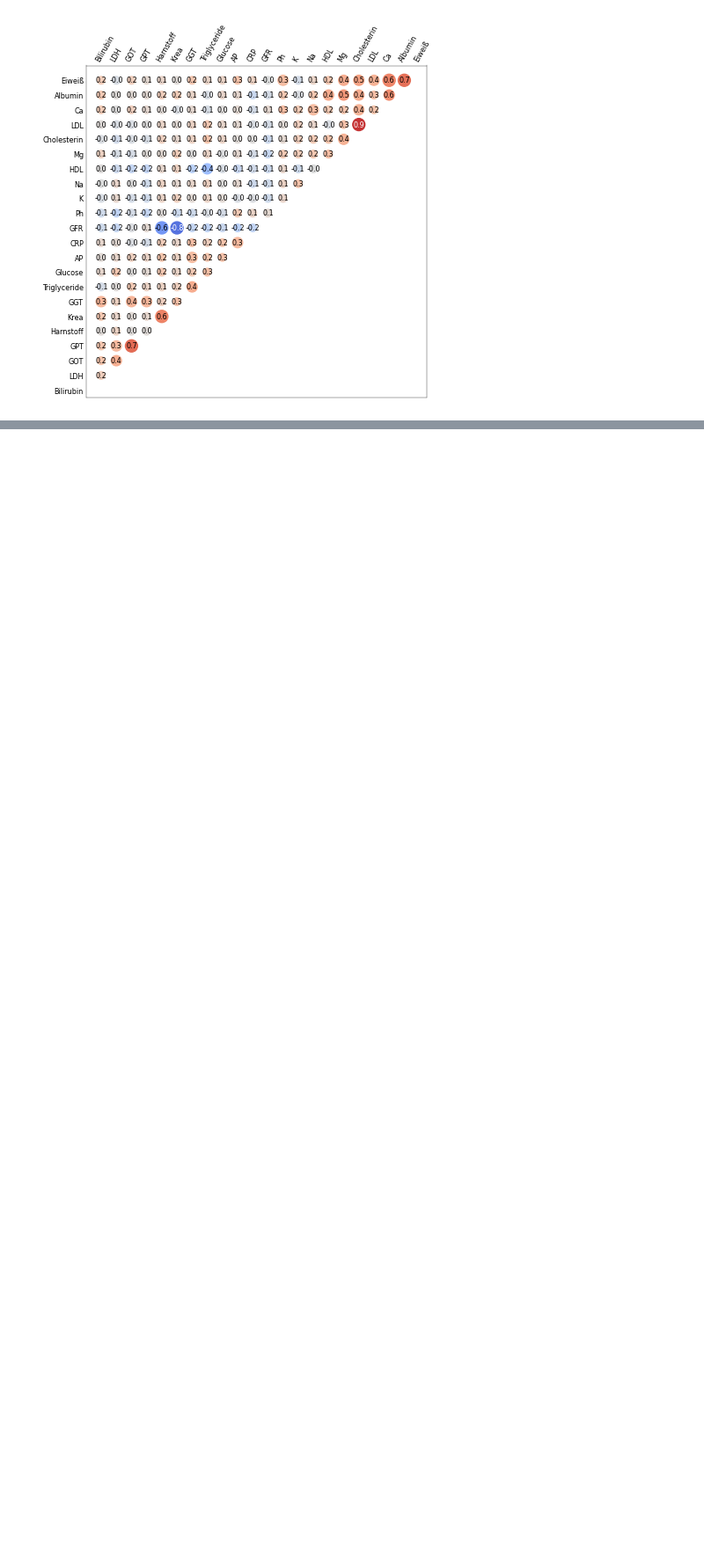
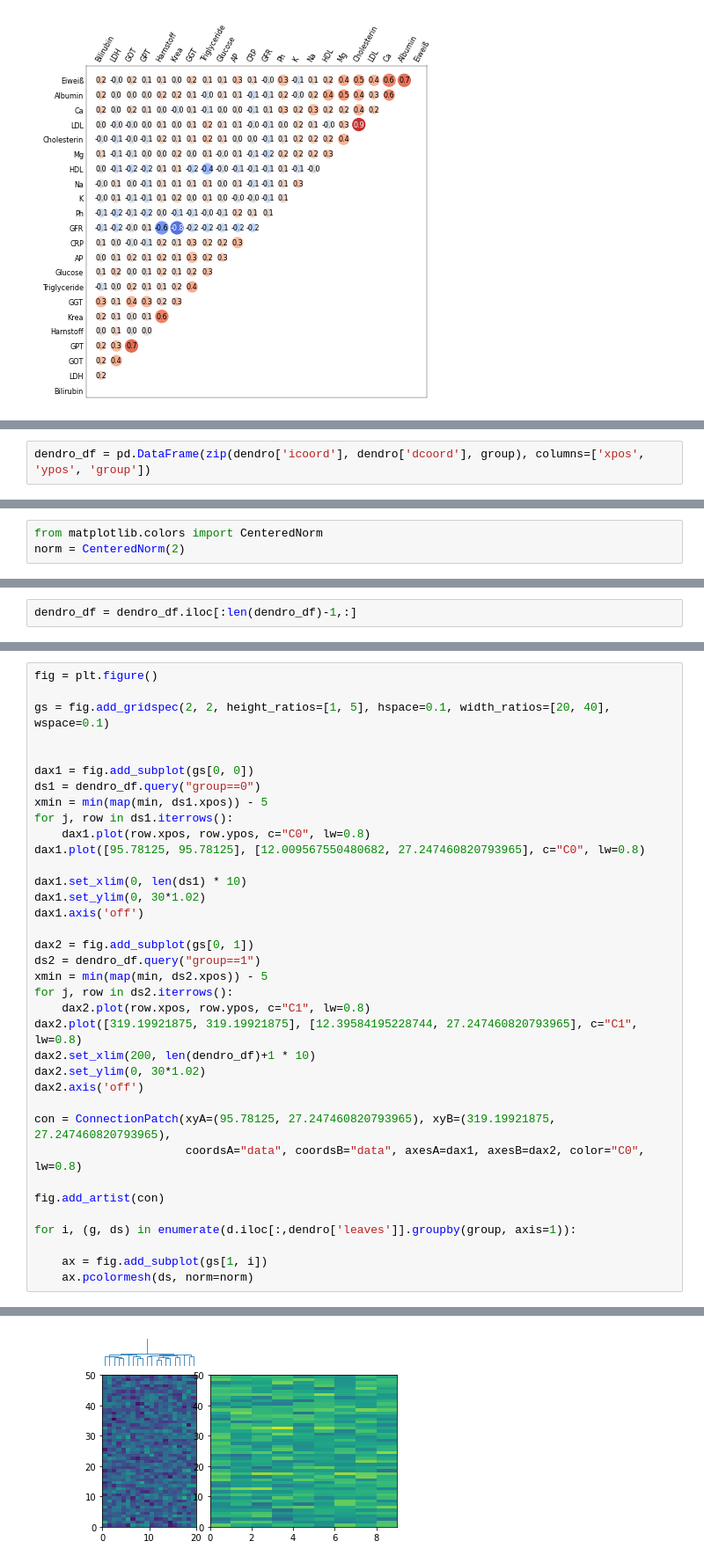
Before and after one commit to fossbert/Python_Packages, a Jupyter notebook: Dev_cbviz.ipynb, the cells around one changed output, grey strips where cells are left out. Shown at 88% size. Saved outputs shown, nothing was run; the diff lists cells and outputs as text; blank space fills up the shorter version.

```diff
--- a/Dev_cbviz.ipynb
+++ b/Dev_cbviz.ipynb
@@ -439,0 +525,2 @@ dp.annotate(sp, str_fmt="1.1f")
+# %%
+dendro_df = pd.DataFrame(zip(dendro['icoord'], dendro['dcoord'], group), columns=['xpos', 'ypos', 'group'])
@@ -439,0 +542,3 @@ dp.annotate(sp, str_fmt="1.1f")
+# %%
+from matplotlib.colors import CenteredNorm
+norm = CenteredNorm(2)
@@ -439,0 +551,2 @@ dp.annotate(sp, str_fmt="1.1f")
+# %%
+dendro_df = dendro_df.iloc[:len(dendro_df)-1,:]
@@ -439,0 +559,37 @@ dp.annotate(sp, str_fmt="1.1f")
+# %%
+fig = plt.figure()
+
+gs = fig.add_gridspec(2, 2, height_ratios=[1, 5], hspace=0.1, width_ratios=[20, 40], wspace=0.1)
+
+
+dax1 = fig.add_subplot(gs[0, 0])
+ds1 = dendro_df.query("group==0")
+xmin = min(map(min, ds1.xpos)) - 5
+for j, row in ds1.iterrows():
+    dax1.plot(row.xpos, row.ypos, c="C0", lw=0.8)
+dax1.plot([95.78125, 95.78125], [12.009567550480682, 27.247460820793965], c="C0", lw=0.8)
+
+dax1.set_xlim(0, len(ds1) * 10)
+dax1.set_ylim(0, 30*1.02)
+dax1.axis('off')
+
+dax2 = fig.add_subplot(gs[0, 1])
+ds2 = dendro_df.query("group==1")
+xmin = min(map(min, ds2.xpos)) - 5
+for j, row in ds2.iterrows():
+    dax2.plot(row.xpos, row.ypos, c="C1", lw=0.8)
+dax2.plot([319.19921875, 319.19921875], [12.39584195228744, 27.247460820793965], c="C1", lw=0.8)
+dax2.set_xlim(200, len(dendro_df)+1 * 10)
+dax2.set_ylim(0, 30*1.02)
+dax2.axis('off')
+
+con = ConnectionPatch(xyA=(95.78125, 27.247460820793965), xyB=(319.19921875, 27.247460820793965),
+                      coordsA="data", coordsB="data", axesA=dax1, axesB=dax2, color="C0", lw=0.8)
+
+fig.add_artist(con)
+
+for i, (g, ds) in enumerate(d.iloc[:,dendro['leaves']].groupby(group, axis=1)):
+
+    ax = fig.add_subplot(gs[1, i])
+    ax.pcolormesh(ds, norm=norm)
+# %% [output]
@@ -439,0 +597 @@ dp.annotate(sp, str_fmt="1.1f")
+[figure, added]
```
Also changed, not shown: parts of 28 cells of this notebook, 9 other files.
